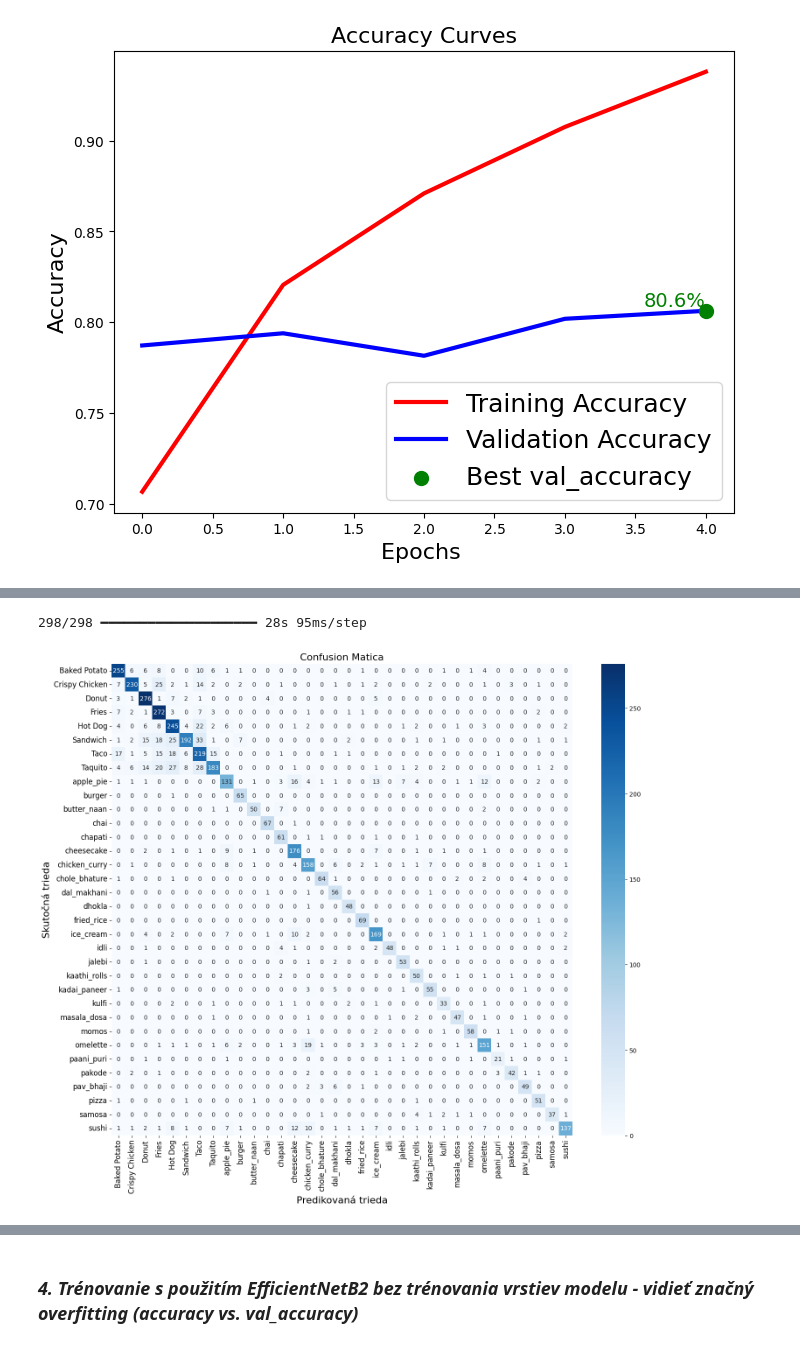
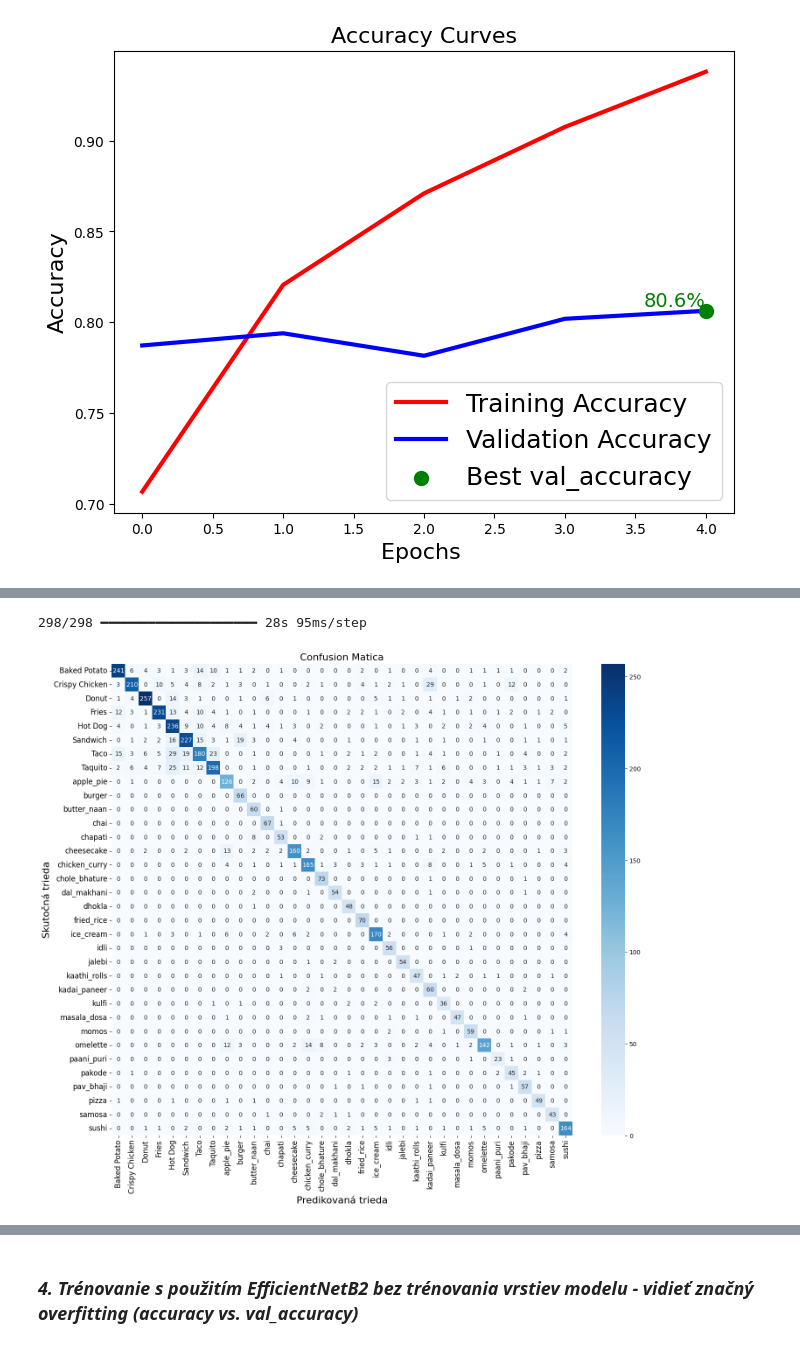
Before and after one commit to lukasgala19/FINAL_PROJECT, a Jupyter notebook: Závěrečný_projekt.ipynb, the cells around one changed output, grey strips where cells are left out. Cells and saved outputs as stored; diff of their text form; code cells hidden in the pictures.

```diff
--- a/Závěrečný_projekt.ipynb
+++ b/Závěrečný_projekt.ipynb
@@ -638,27 +638,27 @@ plot_history(history_MN2R)
 # %%
 # 1. Získanie predikcií na validačných dátach
 y_pred_probs_MN2R = model.predict(validation_generator_MN2R)  # Predikované pravdepodobnosti
-y_pred_classes_MN2R = np.argmax(y_pred_probs, axis=1)   # Index triedy s najvyššou pravdepodobnosťou
+y_pred_classes_MN2R = np.argmax(y_pred_probs_MN2R, axis=1)   # Index triedy s najvyššou pravdepodobnosťou
 
 # 2. Skutočné triedy
 y_true_MN2R = validation_generator_MN2R.classes
 
 # 3. Vytvorenie confusion matice
-cm_MN2R = confusion_matrix(y_true, y_pred_classes)
+cm_MN2R = confusion_matrix(y_true_MN2R, y_pred_classes_MN2R)
 class_labels_MN2R = list(validation_generator_MN2R.class_indices.keys())  # Názvy tried
 
 # 4. Vizualizácia pomocou seaborn
 plt.figure(figsize=(17, 14))
-sns.heatmap(cm, annot=True, fmt="d", cmap="Blues", xticklabels=class_labels_MN2R, yticklabels=class_labels_MN2R)
+sns.heatmap(cm_MN2R, annot=True, fmt="d", cmap="Blues", xticklabels=class_labels_MN2R, yticklabels=class_labels_MN2R)
 plt.xlabel("Predikovaná trieda",fontsize=16)
 plt.ylabel("Skutočná trieda",fontsize=16)
 plt.title("Confusion Matica",fontsize=16)
 plt.xticks(fontsize=12)
 plt.yticks(fontsize=12)
 plt.show()
 # %% [output]
 298/298 ━━━━━━━━━━━━━━━━━━━━ 28s 95ms/step
-[figure, old version]
+[figure, new version]
 # %%
 # 3. Zistenie nesprávne klasifikovaných obrázkov
 incorrect_indices_MN2R = np.where(y_true != y_pred_classes_MN2R)[0]
```
Also changed, not shown: parts of 11 cells of this notebook.
